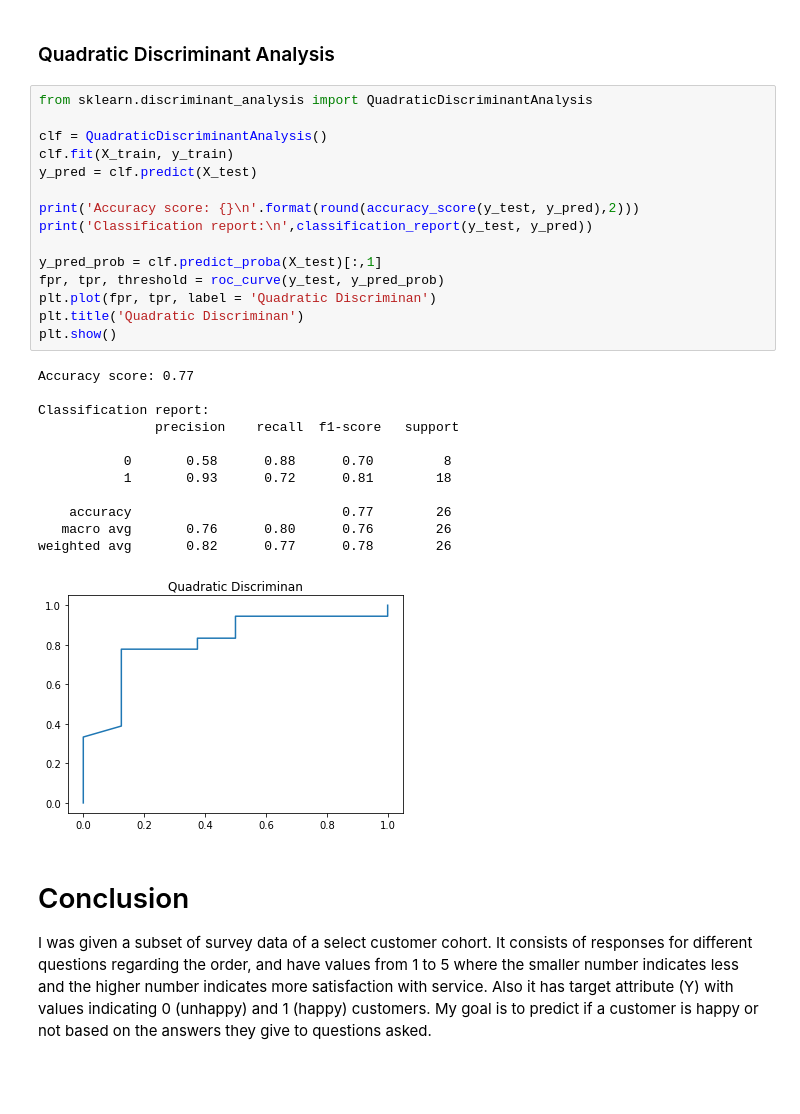
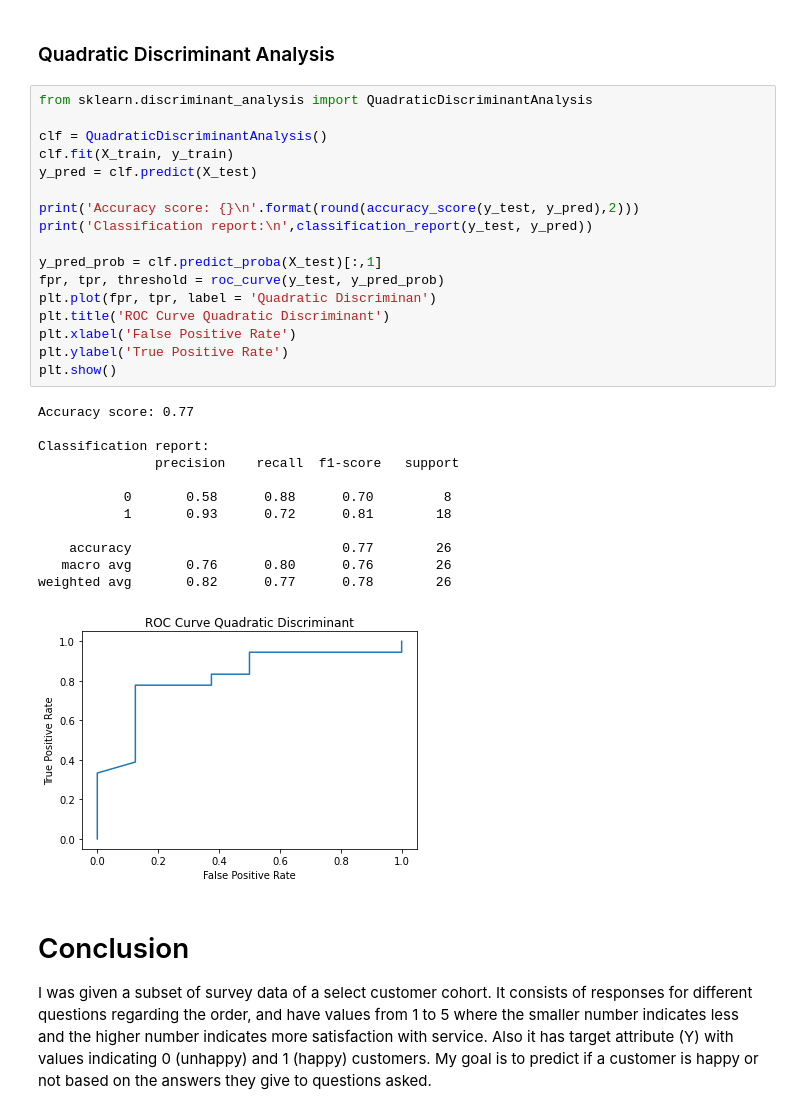
Before and after one commit to dmateshov/lQ2ozazy9ZlzoxmC, a Jupyter notebook: Project_1.ipynb, the cells around one changed output. Saved outputs shown, nothing was run; the diff lists cells and outputs as text; blank space fills up the shorter version.

```diff
--- a/Project_1.ipynb
+++ b/Project_1.ipynb
@@ -297,31 +307,33 @@ weighted avg       0.74      0.73      0.73        26
 # %%
 from sklearn.discriminant_analysis import QuadraticDiscriminantAnalysis
 
 clf = QuadraticDiscriminantAnalysis()
 clf.fit(X_train, y_train)
 y_pred = clf.predict(X_test)
 
 print('Accuracy score: {}\n'.format(round(accuracy_score(y_test, y_pred),2)))
 print('Classification report:\n',classification_report(y_test, y_pred))
 
 y_pred_prob = clf.predict_proba(X_test)[:,1]
 fpr, tpr, threshold = roc_curve(y_test, y_pred_prob)
 plt.plot(fpr, tpr, label = 'Quadratic Discriminan')
-plt.title('Quadratic Discriminan')
+plt.title('ROC Curve Quadratic Discriminant')
+plt.xlabel('False Positive Rate')
+plt.ylabel('True Positive Rate')
 plt.show()
 # %% [output]
 Accuracy score: 0.77
 
 Classification report:
                precision    recall  f1-score   support
 
            0       0.58      0.88      0.70         8
            1       0.93      0.72      0.81        18
 
     accuracy                           0.77        26
    macro avg       0.76      0.80      0.76        26
 weighted avg       0.82      0.77      0.78        26
-[figure, old version]
+[figure, new version]
 # %% [markdown]
 # Conclusion
 
```
Also changed, not shown: parts of 6 cells of this notebook.
